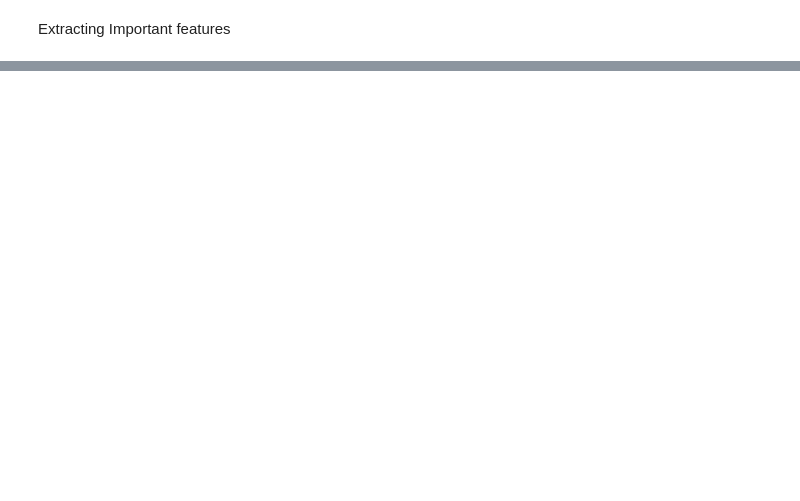
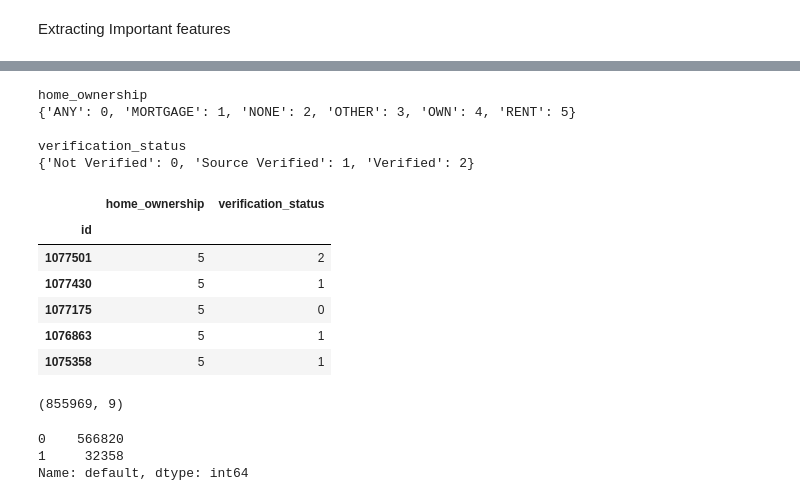
Before and after one commit to MUDIT23/B.E-Project-Loan-Analysis-Predicting-Defaulters-, a Jupyter notebook: Data preprocess.ipynb, the cells around one changed output, grey strips where cells are left out. Saved outputs shown, nothing was run; the diff lists cells and outputs as text; code cells hidden in the pictures; blank space fills up the shorter version.

```diff
--- a/Data preprocess.ipynb
+++ b/Data preprocess.ipynb
@@ -237 +290,31 @@ dtype: int64
+# %%
+from sklearn.preprocessing import LabelEncoder
+
+le = LabelEncoder()
+
+for i in col:
+    le.fit(data2[i])
+
+    mapping = dict(zip(le.classes_,le.transform(le.classes_)))
+    print(i)
+    print(mapping)
+    print()
+
+    data2[i] = le.transform(data2[i])
+# %% [output]
+home_ownership
+{'ANY': 0, 'MORTGAGE': 1, 'NONE': 2, 'OTHER': 3, 'OWN': 4, 'RENT': 5}
+
+verification_status
+{'Not Verified': 0, 'Source Verified': 1, 'Verified': 2}
+# %%
+data2[col].head()
+# %% [output]
+|  | home_ownership | verification_status |
+| id |  |  |
+| 1077501 | 5 | 2 |
+| 1077430 | 5 | 1 |
+| 1077175 | 5 | 0 |
+| 1076863 | 5 | 1 |
+| 1075358 | 5 | 1 |
 # %%
@@ -238,0 +322,4 @@ data2.to_csv('imp_feat.csv')
+# %%
+data2.shape
+# %% [output]
+(855969, 9)
@@ -238,0 +334,6 @@ data2.to_csv('imp_feat.csv')
+# %%
+Y_train.value_counts()
+# %% [output]
+0    566820
+1     32358
+Name: default, dtype: int64
```
Also changed, not shown: parts of 18 cells of this notebook.
